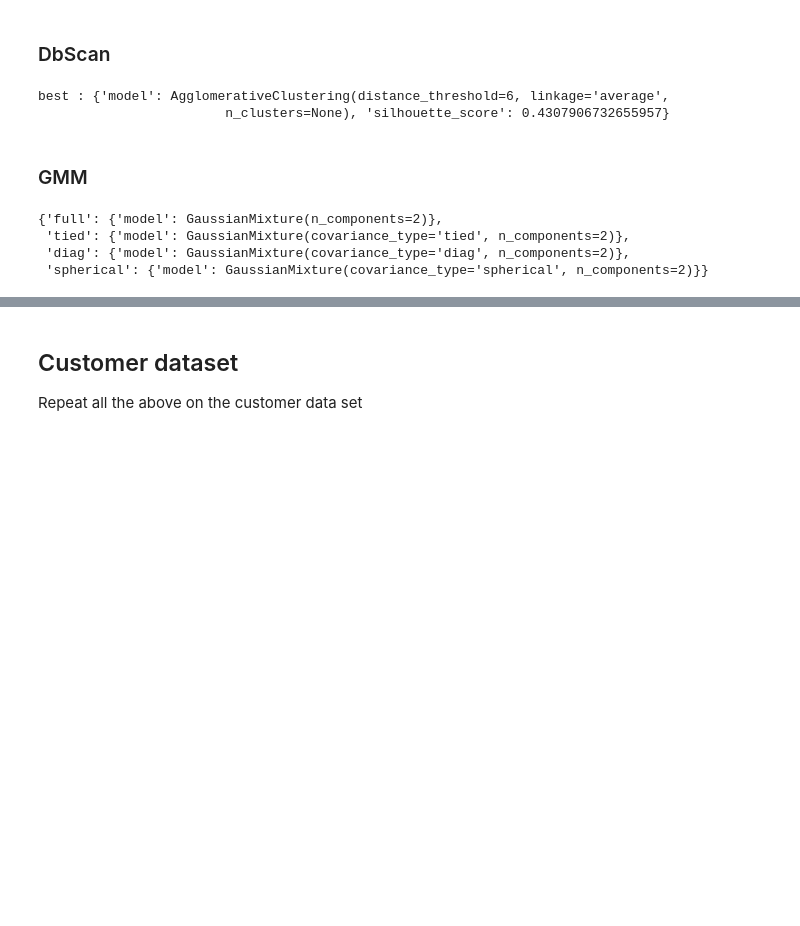
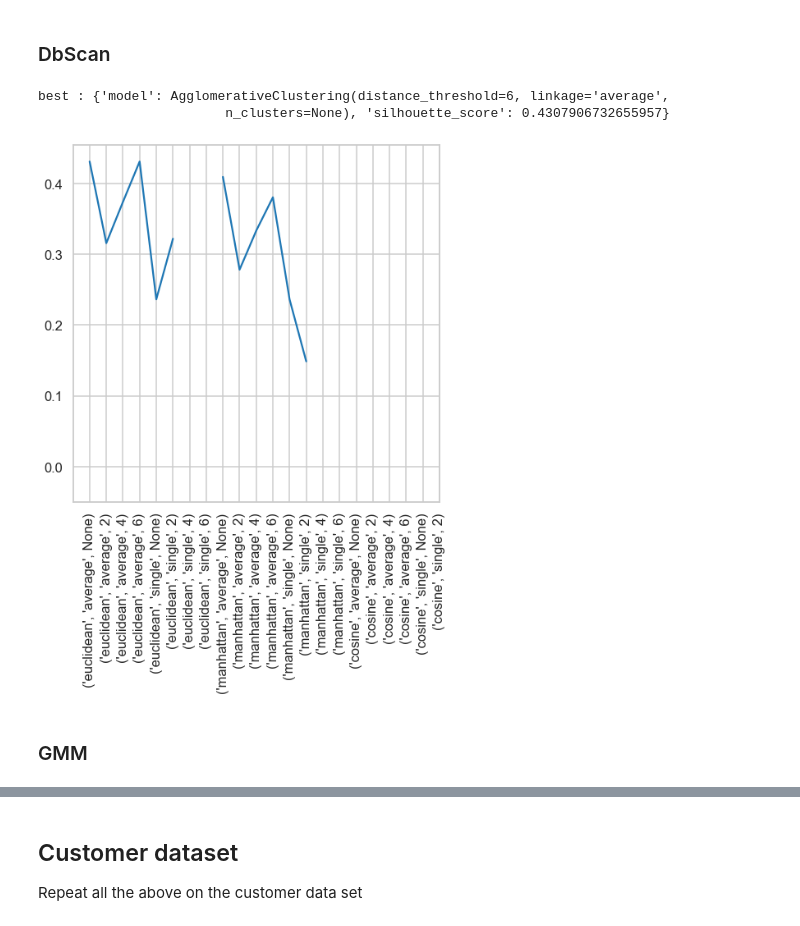
Before and after one commit to ahmednadr/guc-clustering-notebook, a Jupyter notebook: Clustering Project.ipynb, the cells around one changed output, grey strips where cells are left out. Cells and saved outputs as stored; diff of their text form; code cells hidden in the pictures; blank space fills up the shorter version.

```diff
--- a/Clustering Project.ipynb
+++ b/Clustering Project.ipynb
@@ -339,16 +359,10 @@ best : {'model': KMeans(n_clusters=2), 'Y': array([0, 0, 0, 0, 0, 0, 0, 0, 0, 0,
 # %% [markdown]
 ### DbScan
 # %%
-r = hierarchal(iris_data)
+r = hierarchal(iris_data,True,False)
 # %% [output]
 best : {'model': AgglomerativeClustering(distance_threshold=6, linkage='average',
                         n_clusters=None), 'silhouette_score': 0.4307906732655957}
+[figure, added]
 # %% [markdown]
 ### GMM
-# %%
-gm(iris_data)
-# %% [output]
-{'full': {'model': GaussianMixture(n_components=2)},
- 'tied': {'model': GaussianMixture(covariance_type='tied', n_components=2)},
- 'diag': {'model': GaussianMixture(covariance_type='diag', n_components=2)},
- 'spherical': {'model': GaussianMixture(covariance_type='spherical', n_components=2)}}
```
Also changed, not shown: parts of 7 cells of this notebook.
